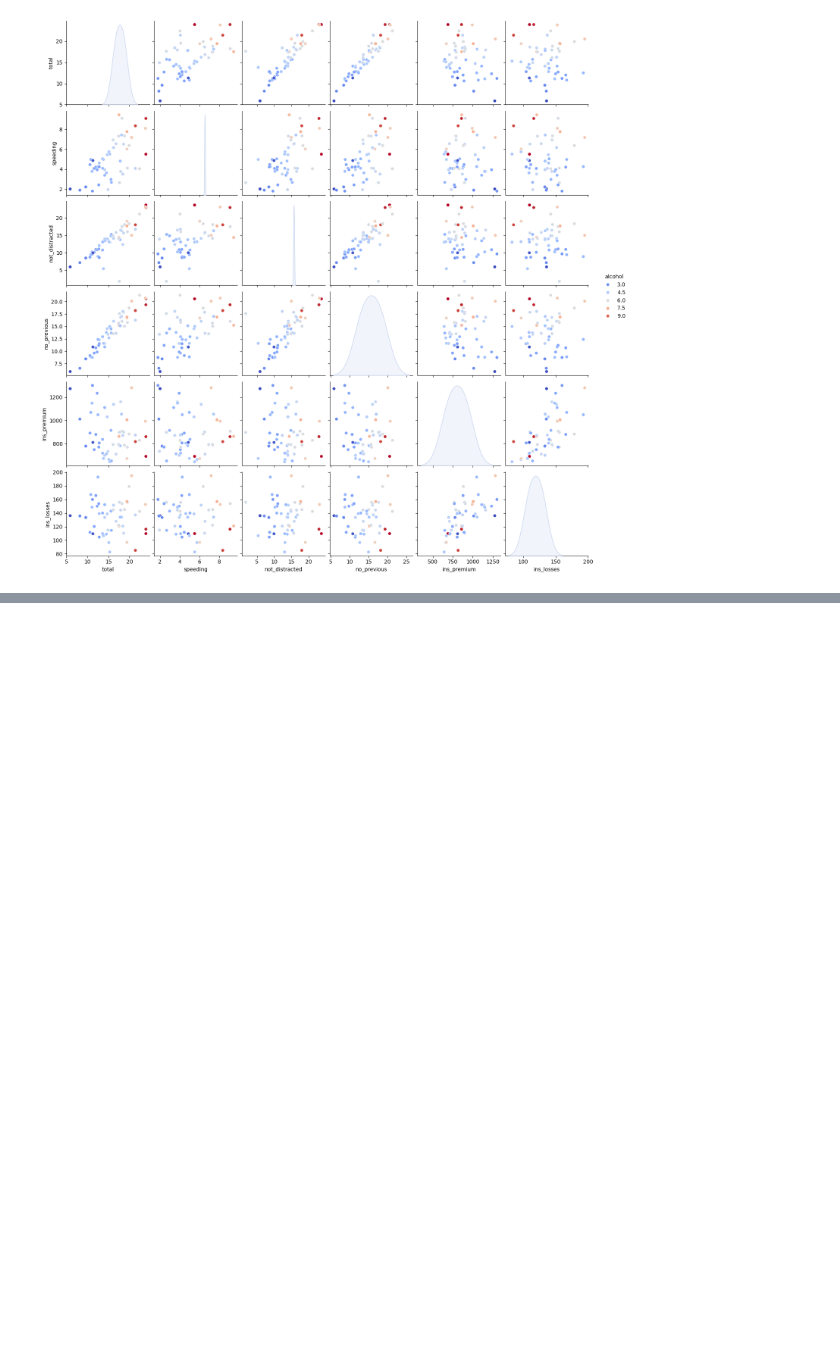
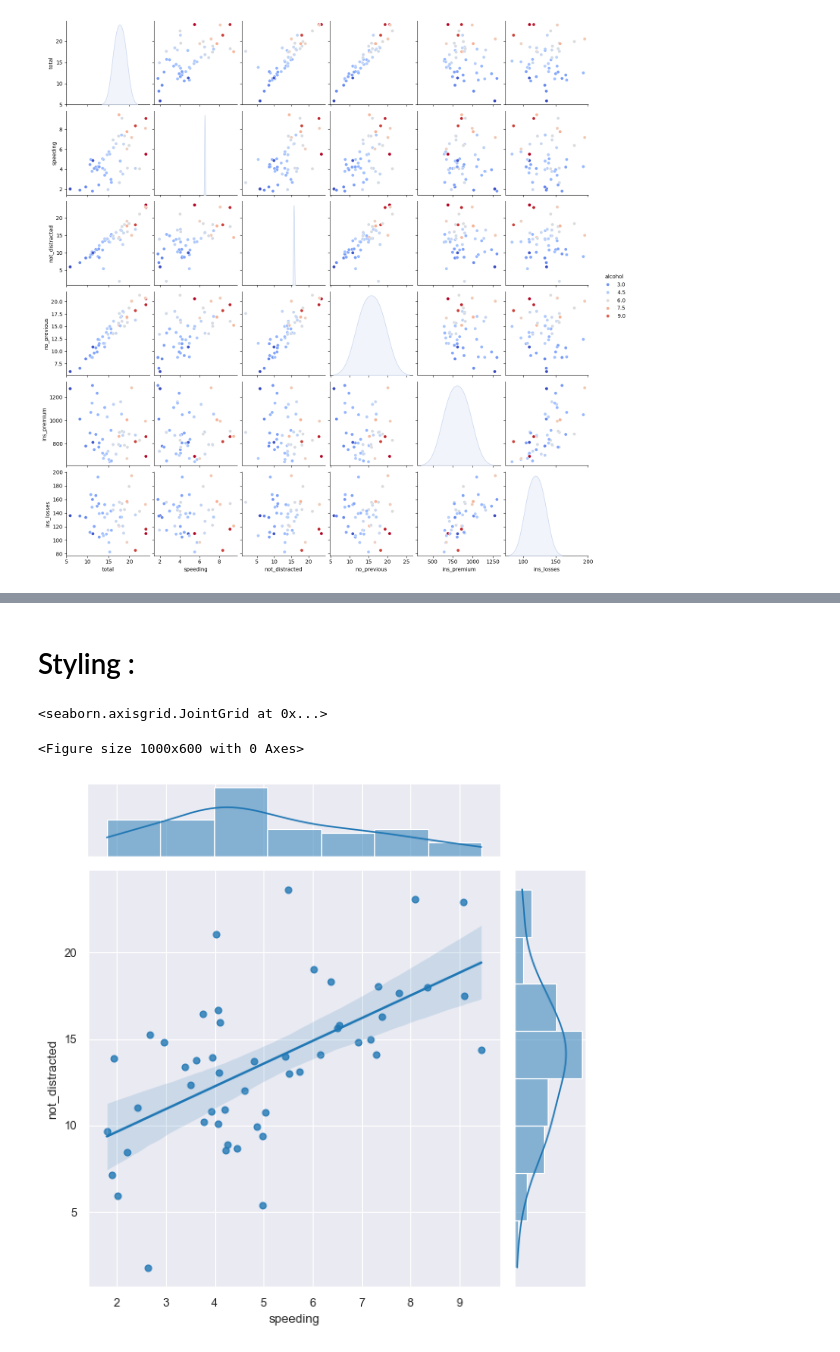
Before and after one commit to Nevin100/Data-Visualization-with-Seaborn, a Jupyter notebook: seaborn.ipynb, the cells around one changed output, grey strips where cells are left out. Cells and saved outputs as stored; diff of their text form; code cells hidden in the pictures; blank space fills up the shorter version.

Commit message:
Revised Styling in Seaborn

```diff
--- a/seaborn.ipynb
+++ b/seaborn.ipynb
@@ -82,0 +90,20 @@ sns.pairplot(car_crashes, hue='alcohol', palette='coolwarm')
+# %% [markdown]
+# Styling :
+# %%
+# setting the style of seaborn plots
+
+sns.set_style('darkgrid') #--> background is dark with grid lines
+# sns.set_style('whitegrid') #--> background is white with grid lines
+# sns.set_style('dark') #--> dark background without grid lines
+# sns.set_style('white') #--> white background without grid lines
+
+plt.figure(figsize=(10, 6)) # setting the figure size
+
+sns.set_context('paper', font_scale=1) # setting the context for larger fonts
+# sns.set_context('talk', font_scale=1.5) # setting the context for even larger fonts
+
+sns.jointplot(x='speeding',y='not_distracted', data=car_crashes, kind='reg')
+# %% [output]
+<seaborn.axisgrid.JointGrid at 0x...>
+<Figure size 1000x600 with 0 Axes>
+[figure, added]
```
Also changed, not shown: parts of 2 cells of this notebook.
